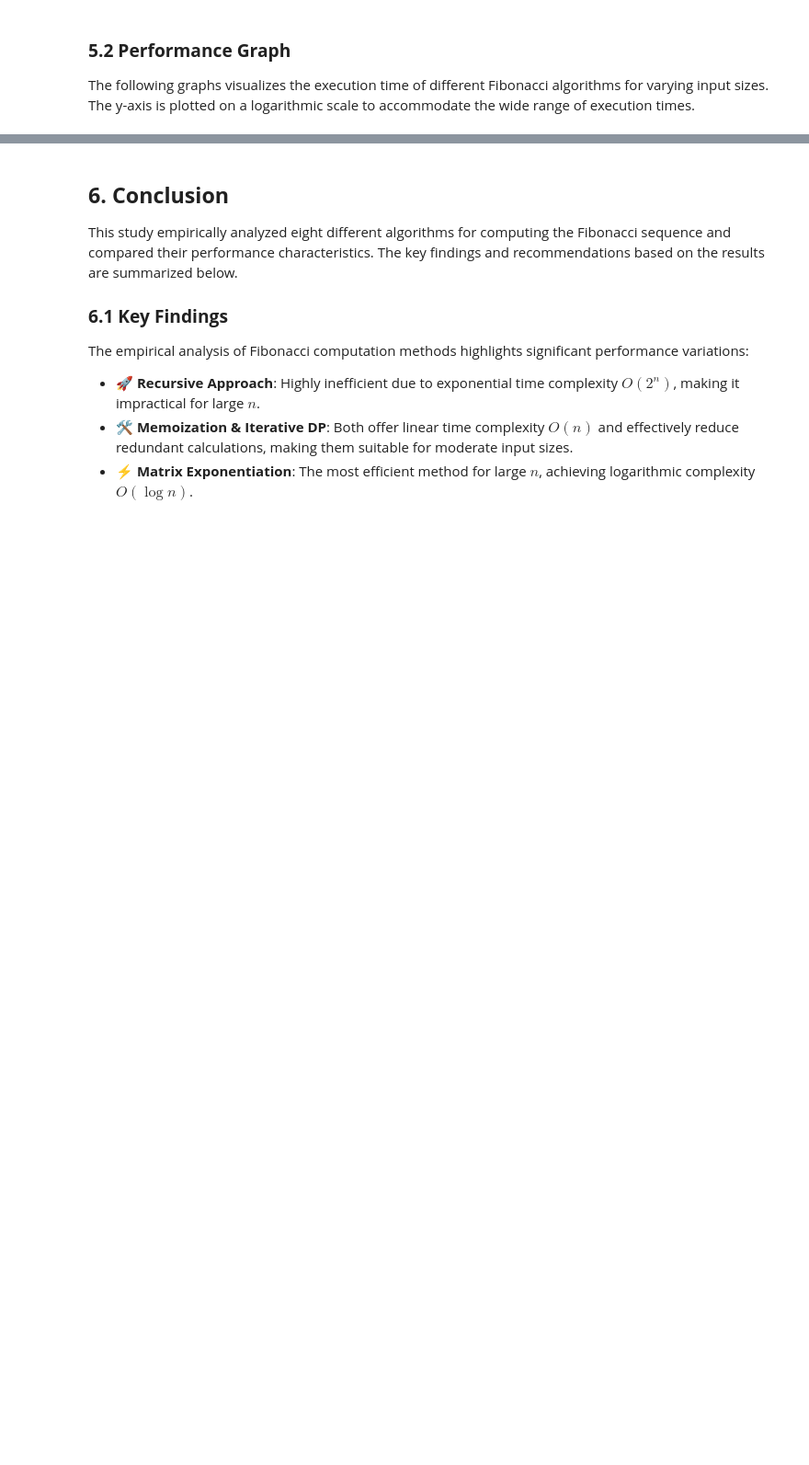
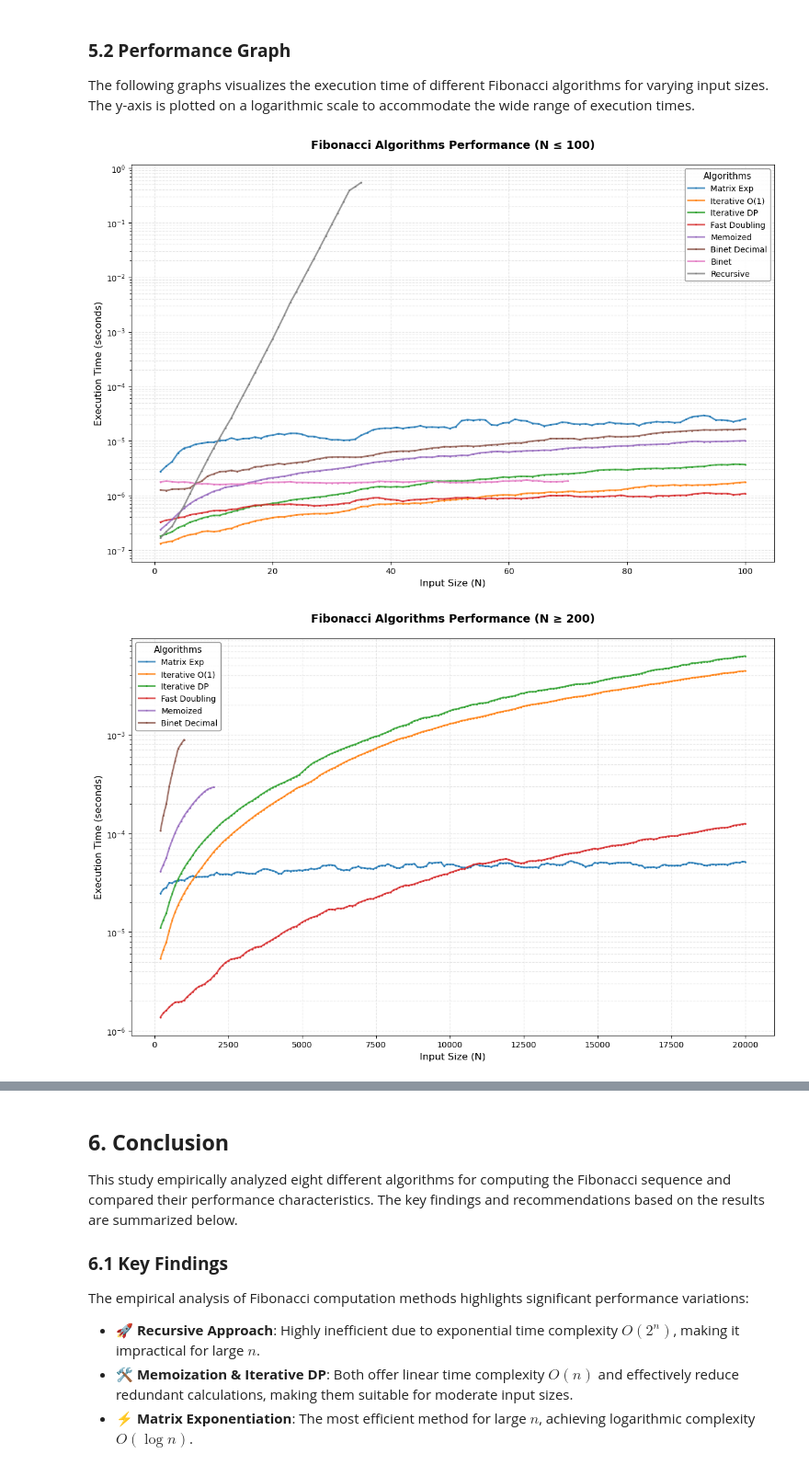
Before and after one commit to sergedbs/algorithms-analysis, a Jupyter notebook: notebooks/01-fibonacci/01-fibonacci.ipynb, the cells around one changed output, grey strips where cells are left out. Shown: that part at 92% size. Saved outputs shown, nothing was run; the diff lists cells and outputs as text; code cells hidden in the pictures; blank space fills up the shorter version.

Commit message:
Port the plotting method to its own module

```diff
--- a/notebooks/01-fibonacci/01-fibonacci.ipynb
+++ b/notebooks/01-fibonacci/01-fibonacci.ipynb
@@ -461,4 +493,19 @@ def plot_fibonacci_performance(df, path):
     plt.close()
 # %%
 # Generate and save the plots
-plot_fibonacci_performance(df_results, plots_path)
+# plot_fibonacci_performance(df_results, plots_path)
+
+from src.plotting import plot_performance_graphs
+
+plot_performance_graphs(
+    df=df_results,
+    path=plots_path,
+    param_name="N",
+    title_prefix="Fibonacci Algorithms",
+    filename_prefix="fibonacci",
+    all_algorithms=["Matrix Exp", "Iterative O(1)", "Iterative DP", "Fast Doubling", "Memoized", "Binet Decimal", "Binet", "Recursive"],
+    fast_algorithms=["Matrix Exp", "Iterative O(1)", "Iterative DP", "Fast Doubling", "Memoized", "Binet Decimal"]
+)
+# %% [output]
+[figure, added]
+[figure, added]
```
Also changed, not shown: parts of 11 cells of this notebook, 1 other file.
